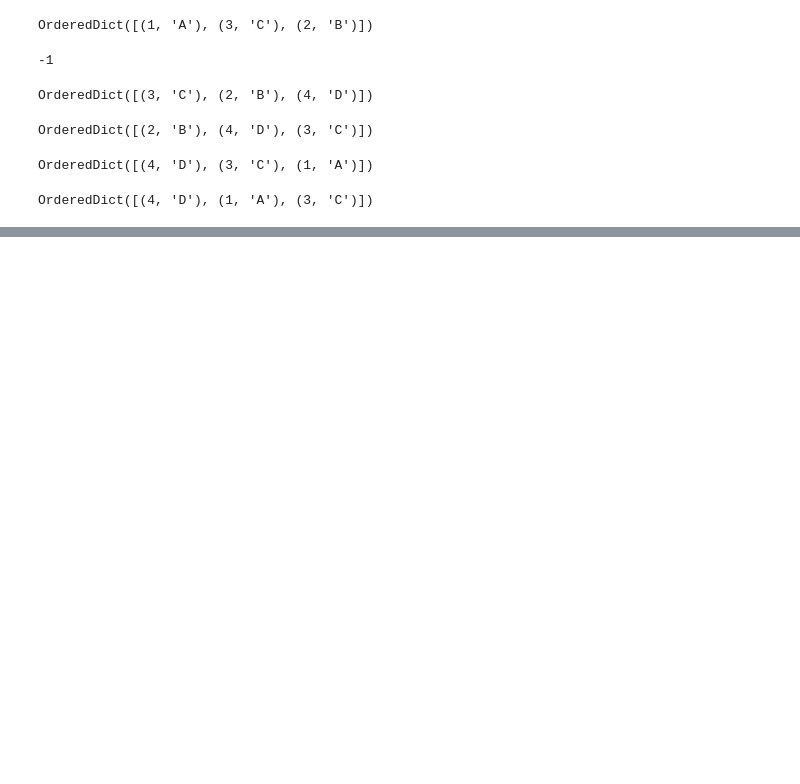
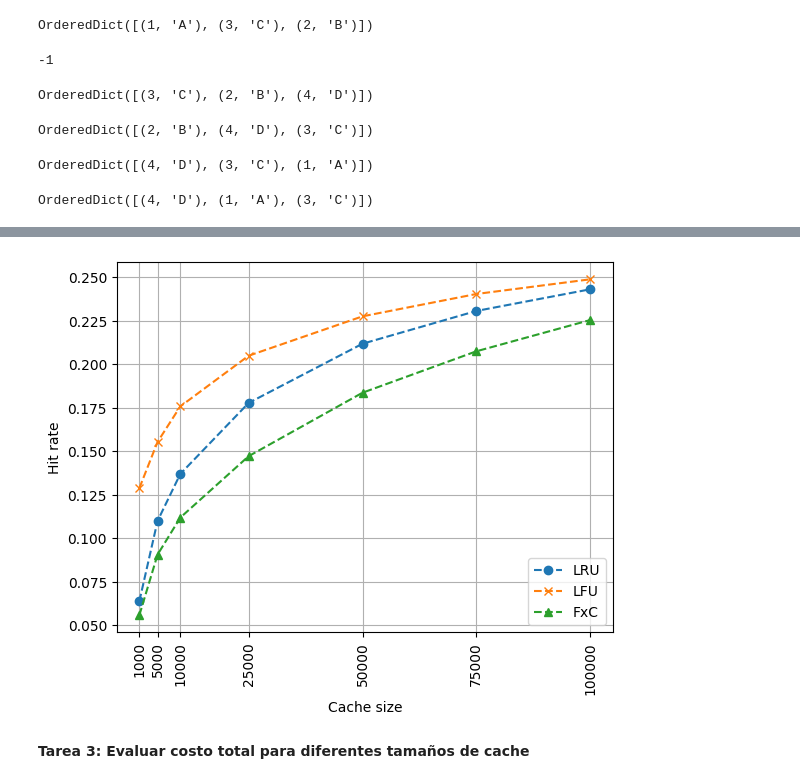
Before and after one commit to tolosoft/CACIC2023_AIREDM, a Jupyter notebook: src/03-Caching.ipynb, the cells around one changed output, grey strips where cells are left out. Saved outputs shown, nothing was run; the diff lists cells and outputs as text; code cells hidden in the pictures; blank space fills up the shorter version.

```diff
--- a/src/03-Caching.ipynb
+++ b/src/03-Caching.ipynb
@@ -229,12 +246,2 @@ OrderedDict([(4, 'D'), (1, 'A'), (3, 'C')])
 # %%
-lfu = LFUCache(3)
-lfu.put(1, "A")
-lfu.put(2, "B")
-lfu.put(2, "B")
-lfu.put(3, "C")
-lfu.put(4, "D")
-lfu.put(5, "E")
-lfu.put(5, "E")
-lfu.put(6, "F")
-lfu.put(6, "F")
-lfu.dump()#
+cache_sizes = [1000, 5000, 10000, 25000, 50000, 75000, 100000]
@@ -246,0 +298,17 @@ lfu.get(6)
+# %%
+# Itero sobre los tamaños de cache a evaluar
+FxC_hit_ratios = []
+for csize in cache_sizes:
+    mycache = FxCCache(csize)
+    #
+    hits   = 0
+    misses = 0
+    for query in queries_to_process:
+        if mycache.get(query) != -1:
+            hits+=1
+        else:
+            mycache.put(query, compute_at_backend(query))
+            misses+=1
+    hit_ratio = hits / (hits+misses)
+    FxC_hit_ratios.append(hit_ratio)
+    print (f'Cache size {csize}, hits: {hits}, misses: {misses}, Hit ratio: {hit_ratio:.3f}')
@@ -247 +325,17 @@ lfu.get(6)
+# %%
+plt.plot(cache_sizes, LRU_hit_ratios, 'o--', markersize=6, label="LRU")
+plt.plot(cache_sizes, LFU_hit_ratios, 'x--', markersize=6, label="LFU")
+plt.plot(cache_sizes, FxC_hit_ratios, '^--', markersize=6, label="FxC")
+#
+plt.grid()
+plt.xlabel("Cache size")
+plt.ylabel("Hit rate")
+#
+locs, labels = plt.xticks(cache_sizes, rotation=90)
+plt.legend(loc=4)
+plt.show()
+# %% [output]
+[figure, added]
+# %% [markdown]
+**Tarea 3: Evaluar costo total para diferentes tamaños de cache**
 # %%
```
Also changed, not shown: parts of 39 cells of this notebook, 3 other files.
